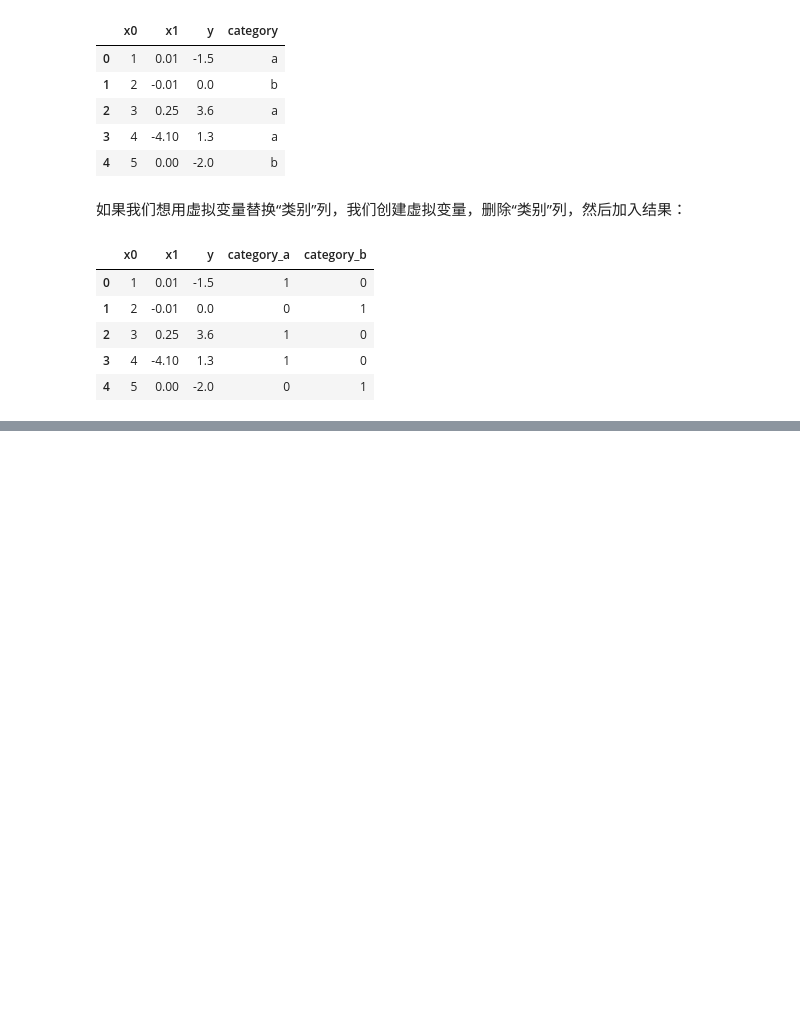
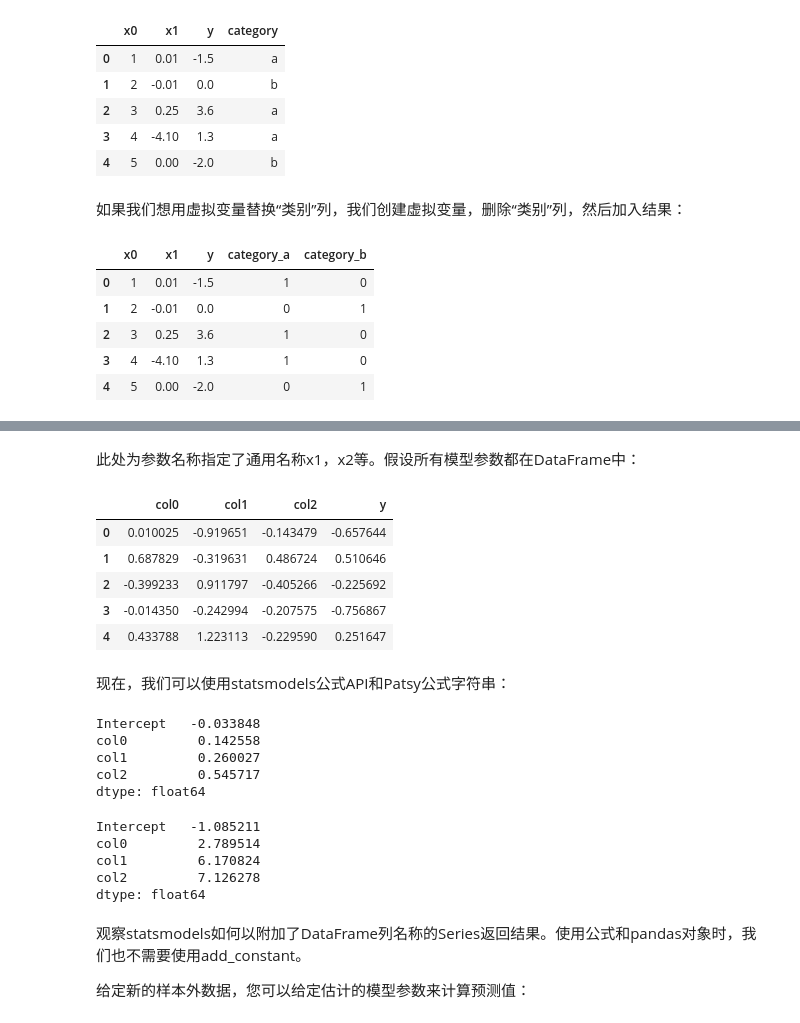
Before and after one commit to gaussic/py-data-analysis, a Jupyter notebook: chapter13.ipynb, the cells around one changed output, grey strips where cells are left out. Saved outputs shown, nothing was run; the diff lists cells and outputs as text; code cells hidden in the pictures; blank space fills up the shorter version.

```diff
--- a/chapter13.ipynb
+++ b/chapter13.ipynb
@@ -135,0 +473,5 @@ Patsy支持在statsmodels中指定线性模型，因此，我将重点介绍一
+# %%
+def dnorm(mean, variance, size=1):
+    if isinstance(size, int):
+        size = size,
+    return mean + np.sqrt(variance) * np.random.randn(*size)
@@ -135,0 +480,9 @@ Patsy支持在statsmodels中指定线性模型，因此，我将重点介绍一
+# %%
+N = 100
+X = np.c_[dnorm(0, 0.4, size=N),
+          dnorm(0, 0.6, size=N),
+          dnorm(0, 0.2, size=N)]
+eps = dnorm(0, 0.1, size=N)
+beta = [0.1, 0.3, 0.5]
+
+y = np.dot(X, beta) + eps
@@ -135,0 +549,17 @@ Patsy支持在statsmodels中指定线性模型，因此，我将重点介绍一
+# %% [markdown]
+此处为参数名称指定了通用名称x1，x2等。假设所有模型参数都在DataFrame中：
+# %%
+data = pd.DataFrame(X, columns=['col0', 'col1', 'col2'])
+# %%
+data['y'] = y
+# %%
+data[:5]
+# %% [output]
+|  | col0 | col1 | col2 | y |
+| 0 | 0.010025 | -0.919651 | -0.143479 | -0.657644 |
+| 1 | 0.687829 | -0.319631 | 0.486724 | 0.510646 |
+| 2 | -0.399233 | 0.911797 | -0.405266 | -0.225692 |
+| 3 | -0.014350 | -0.242994 | -0.207575 | -0.756867 |
+| 4 | 0.433788 | 1.223113 | -0.229590 | 0.251647 |
+# %% [markdown]
+现在，我们可以使用statsmodels公式API和Patsy公式字符串：
@@ -135,0 +568,20 @@ Patsy支持在statsmodels中指定线性模型，因此，我将重点介绍一
+# %%
+results.params
+# %% [output]
+Intercept   -0.033848
+col0         0.142558
+col1         0.260027
+col2         0.545717
+dtype: float64
+# %%
+results.tvalues
+# %% [output]
+Intercept   -1.085211
+col0         2.789514
+col1         6.170824
+col2         7.126278
+dtype: float64
+# %% [markdown]
+观察statsmodels如何以附加了DataFrame列名称的Series返回结果。使用公式和pandas对象时，我们也不需要使用add_constant。
+
+给定新的样本外数据，您可以给定估计的模型参数来计算预测值：
```
Also changed, not shown: parts of 75 cells of this notebook.
